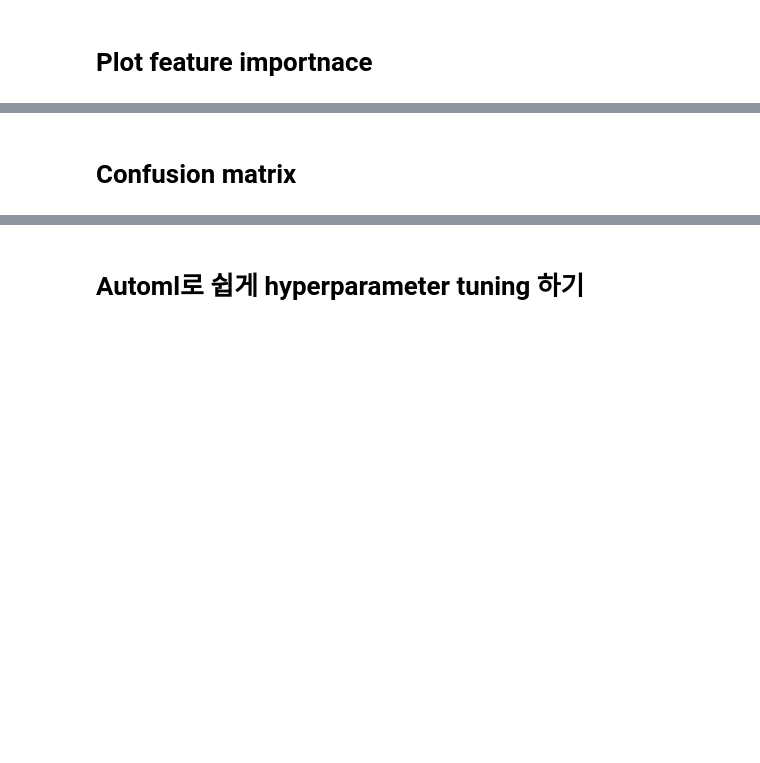
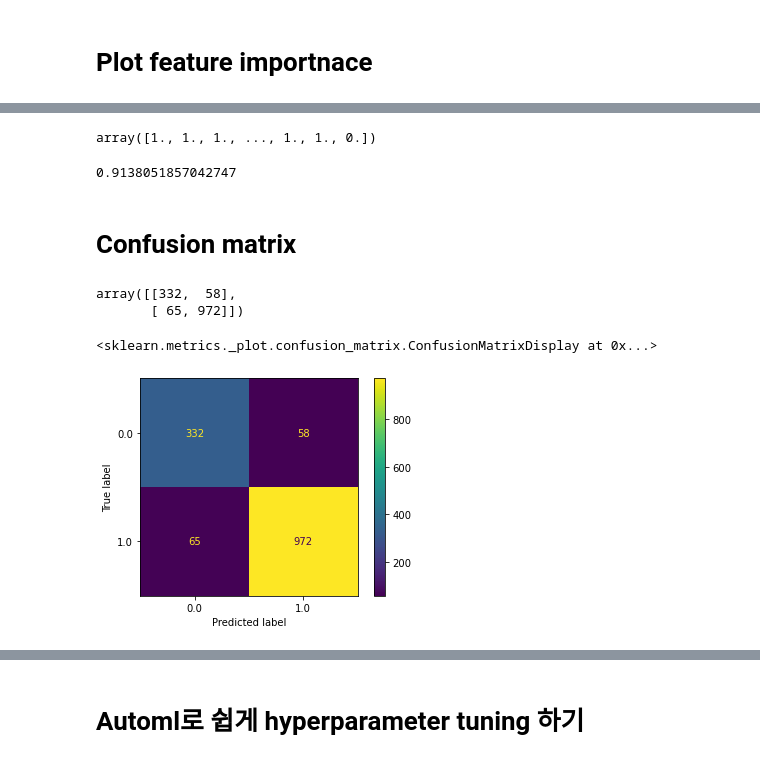
Before and after one commit to HongB1/2022-KHU-Bioinformatics-lab, a Jupyter notebook: code/Lab17 Random Forest/random_forest.ipynb, the cells around one changed output, grey strips where cells are left out. Cells and saved outputs as stored; diff of their text form; code cells hidden in the pictures; blank space fills up the shorter version.

```diff
--- a/code/Lab17 Random Forest/random_forest.ipynb
+++ b/code/Lab17 Random Forest/random_forest.ipynb
@@ -164,7 +164,7 @@ rf_random = RandomizedSearchCV(estimator = rf,
                                cv = 3,
                                verbose=2,
                                random_state=42,
-                               n_jobs = 4)
+                               n_jobs = -1)
 # Fit the random search model
 rf_random.fit(X_train, y_train)
 # %% [output]
@@ -256,14 +287,26 @@ test_result = best_model.predict(xTest)
+# %%
+test_result
+# %% [output]
+array([1., 1., 1., ..., 1., 1., 0.])
 # %%
-best_model.score(xTest, yTest)
+best_model.score(X_test, y_test)
+# %% [output]
+0.9138051857042747
 # %% [markdown]
 # Confusion matrix
 # %%
 from sklearn.metrics import confusion_matrix
 
-pred = best_model.predict(xTest)
-confusion_matrix(yTest, pred)
+pred = best_model.predict(X_test)
+confusion_matrix(y_test, pred)
+# %% [output]
+array([[332,  58],
+       [ 65, 972]])
 # %%
 from sklearn.metrics import plot_confusion_matrix
 
-plot_confusion_matrix(best_model, xTest, yTest)
+plot_confusion_matrix(best_model, X_test, y_test)
+# %% [output]
+<sklearn.metrics._plot.confusion_matrix.ConfusionMatrixDisplay at 0x...>
+[figure, added]
 # %%
```
Also changed, not shown: parts of 30 cells of this notebook.
